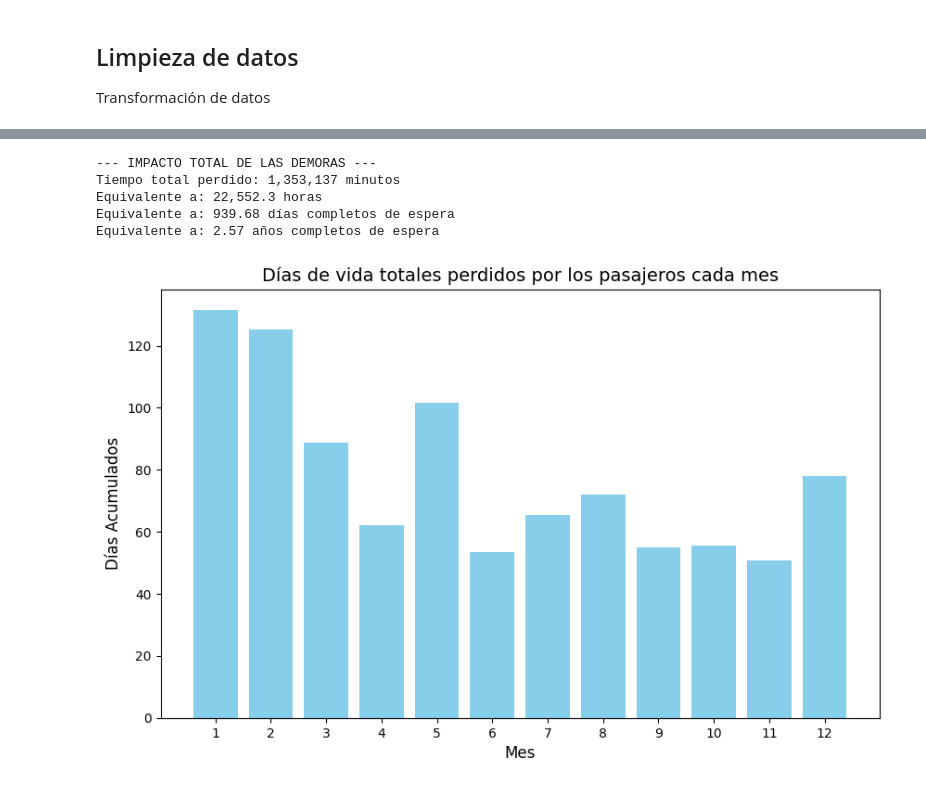
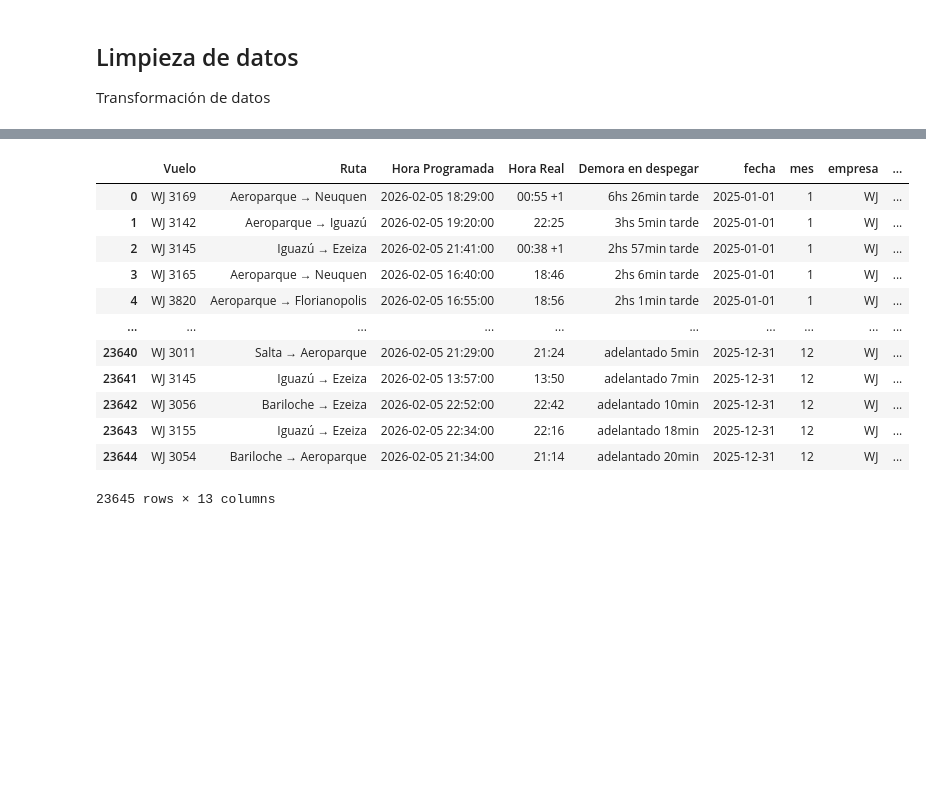
Before and after one commit to parivgabriela/Data_mining, a Jupyter notebook: analisis_estado_vuelos/notebooks/02_limpieza_transformacion.ipynb, the cells around one changed output, grey strips where cells are left out. Drawn from its saved outputs; the diff is of its cells as text; code cells hidden in the pictures; blank space fills up the shorter version.

```diff
--- a/analisis_estado_vuelos/notebooks/02_limpieza_transformacion.ipynb
+++ b/analisis_estado_vuelos/notebooks/02_limpieza_transformacion.ipynb
@@ -44,3 +46,0 @@ def print_df(df_desc):
-# %%
-df = read_csv_file("reporte_final_anual.csv")
-basic_info_df(df)
@@ -64,0 +47,3 @@ dtype: int64
+# %%
+df_jetsmart = read_csv_file("vuelos_anual_WJ_consolidado_2025.csv")
+basic_report_df(df_jetsmart, "Jetsmart")
@@ -150,6 +95,0 @@ print(df_transformado)
-# %%
-# Crear categorías lógicas
-bins = [-float('inf'), 0, 15, 60, 180, float('inf')]
-labels = ['A tiempo/Adelantado', 'Demora Leve (0-15m)', 'Demora Media (15-60m)', 'Demora Grave (1-3h)', 'Crítico (>3h)']
-
-df_transformado['categoria_demora'] = pd.cut(df_transformado['minutos_netos_demora'], bins=bins, labels=labels)
@@ -244,35 +95,0 @@ plt.show()
-# %%
-# 1. Sumamos todos los minutos de demora (ignorando los NaN automáticamente)
-total_minutos = df['minutos_netos_demora'].sum()
-
-# 2. Conversiones
-total_horas = total_minutos / 60
-total_dias = total_minutos / 1440 # 1440 min tiene un día
-
-print(f"--- IMPACTO TOTAL DE LAS DEMORAS ---")
-print(f"Tiempo total perdido: {total_minutos:,.0f} minutos")
-print(f"Equivalente a: {total_horas:,.1f} horas")
-print(f"Equivalente a: {total_dias:,.2f} días completos de espera")
-
-total_anios = total_dias / 365
-if total_anios > 1:
-  print(f"Equivalente a: {total_anios:,.2f} años completos de espera")
-# %% [output]
---- IMPACTO TOTAL DE LAS DEMORAS ---
-Tiempo total perdido: 1,353,137 minutos
-Equivalente a: 22,552.3 horas
-Equivalente a: 939.68 días completos de espera
-Equivalente a: 2.57 años completos de espera
-# %%
-# Agrupamos la suma de minutos por mes y convertimos a días
-dias_por_mes = df.groupby('mes')['minutos_netos_demora'].sum() / 1440
-
-# Gráfico de barras
-plt.figure(figsize=(10, 6))
-plt.bar(dias_por_mes.index.astype(str), dias_por_mes.values, color='skyblue')
-plt.title('Días de vida totales perdidos por los pasajeros cada mes', fontsize=14)
-plt.ylabel('Días Acumulados', fontsize=12)
-plt.xlabel('Mes', fontsize=12)
-plt.show()
-# %% [output]
-[figure, removed]
@@ -278,0 +162,17 @@ plt.show()
+# %%
+df_jetsmart_final = procesar_vuelos(df_jetsmart, 'Demora en despegar', 'Hora Programada')
+df_jetsmart_final
+# %% [output]
+|  | Vuelo | Ruta | Hora Programada | Hora Real | Demora en despegar | fecha | mes | empresa | ... |
+| 0 | WJ 3169 | Aeroparque → Neuquen | 2026-02-05 18:29:00 | 00:55 +1 | 6hs 26min tarde | 2025-01-01 | 1 | WJ | ... |
+| 1 | WJ 3142 | Aeroparque → Iguazú | 2026-02-05 19:20:00 | 22:25 | 3hs 5min tarde | 2025-01-01 | 1 | WJ | ... |
+| 2 | WJ 3145 | Iguazú → Ezeiza | 2026-02-05 21:41:00 | 00:38 +1 | 2hs 57min tarde | 2025-01-01 | 1 | WJ | ... |
+| 3 | WJ 3165 | Aeroparque → Neuquen | 2026-02-05 16:40:00 | 18:46 | 2hs 6min tarde | 2025-01-01 | 1 | WJ | ... |
+| 4 | WJ 3820 | Aeroparque → Florianopolis | 2026-02-05 16:55:00 | 18:56 | 2hs 1min tarde | 2025-01-01 | 1 | WJ | ... |
+| ... | ... | ... | ... | ... | ... | ... | ... | ... | ... |
+| 23640 | WJ 3011 | Salta → Aeroparque | 2026-02-05 21:29:00 | 21:24 | adelantado 5min | 2025-12-31 | 12 | WJ | ... |
+| 23641 | WJ 3145 | Iguazú → Ezeiza | 2026-02-05 13:57:00 | 13:50 | adelantado 7min | 2025-12-31 | 12 | WJ | ... |
+| 23642 | WJ 3056 | Bariloche → Ezeiza | 2026-02-05 22:52:00 | 22:42 | adelantado 10min | 2025-12-31 | 12 | WJ | ... |
+| 23643 | WJ 3155 | Iguazú → Ezeiza | 2026-02-05 22:34:00 | 22:16 | adelantado 18min | 2025-12-31 | 12 | WJ | ... |
+| 23644 | WJ 3054 | Bariloche → Aeroparque | 2026-02-05 21:34:00 | 21:14 | adelantado 20min | 2025-12-31 | 12 | WJ | ... |
+23645 rows × 13 columns
```
Also changed, not shown: parts of 22 cells of this notebook.
